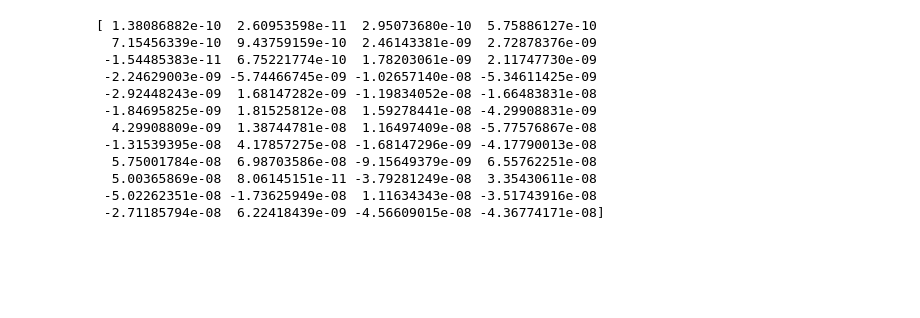
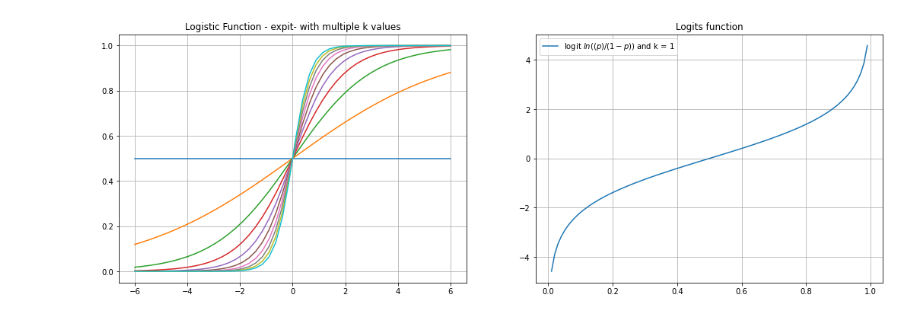
Before and after one commit to tomafischer/ai_geeks, a Jupyter notebook: Statistical_Functions.ipynb, the cells around one changed output. Drawn from its saved outputs; the diff is of its cells as text; code cells hidden in the pictures; blank space fills up the shorter version.

```diff
--- a/Statistical_Functions.ipynb
+++ b/Statistical_Functions.ipynb
@@ -14,8 +34,8 @@ $
 # %%
-x = np.linspace(-6, 6, 48)
+from scipy.special import logit, expit
 
-def sigmoid_np(x :np.array, b: float) -> np.array:
+def sigmoid_np(x :np.array, L:float = 1, k: float = 1, x0:float=0 ) -> np.array:
   """
   numpy implementation of sigmoid
   """
-  return 1/ (1 + np.exp(-b*x))
+  return L/ (1 + np.exp(-k*(x-x0)))
@@ -25,16 +42,23 @@ sigmoid_from_np = sigmoid_np(x, 1)
-# %%
-# diff between sigmoid manualy and sigmoid_diff = sigmoid_from_np - sigmoid_from_torch
-print(sigmoid_diff)
-# %% [output]
-[ 1.38086882e-10  2.60953598e-11  2.95073680e-10  5.75886127e-10
-  7.15456339e-10  9.43759159e-10  2.46143381e-09  2.72878376e-09
- -1.54485383e-11  6.75221774e-10  1.78203061e-09  2.11747730e-09
- -2.24629003e-09 -5.74466745e-09 -1.02657140e-08 -5.34611425e-09
- -2.92448243e-09  1.68147282e-09 -1.19834052e-08 -1.66483831e-08
- -1.84695825e-09  1.81525812e-08  1.59278441e-08 -4.29908831e-09
-  4.29908809e-09  1.38744781e-08  1.16497409e-08 -5.77576867e-08
- -1.31539395e-08  4.17857275e-08 -1.68147296e-09 -4.17790013e-08
-  5.75001784e-08  6.98703586e-08 -9.15649379e-09  6.55762251e-08
-  5.00365869e-08  8.06145151e-11 -3.79281249e-08  3.35430611e-08
- -5.02262351e-08 -1.73625949e-08  1.11634343e-08 -3.51743916e-08
- -2.71185794e-08  6.22418439e-09 -4.56609015e-08 -4.36774171e-08]
+# %%
+# plotting multiple k values
+x = np.linspace(-6, 6, 48)
+x_logit = np.linspace(0,1,100)
+y_logit = logit(x_logit)
+
+fig, axs = plt.subplots(1,2, figsize=(18,6))
+ax = axs[0]
+ax.grid()
+ax.set_title("Logistic Function - expit- with multiple k values")
+for k in np.linspace(0, 3, 10):
+  #print(k)
+  y = sigmoid_np(x, L=1, k = k)
+  ax.plot(x,y, label =f"k={k:0.3f}")
+#adding logit
+ax = axs[1]
+ax.set_title("Logits function")
+ax.grid()
+ax.plot(x_logit, y_logit, label= 'logit $ln((p)/(1-p))$ and k = 1')
+plt.legend()
+plt.show()
+# %% [output]
+[figure, added]
```
Also changed, not shown: parts of 5 cells of this notebook.
